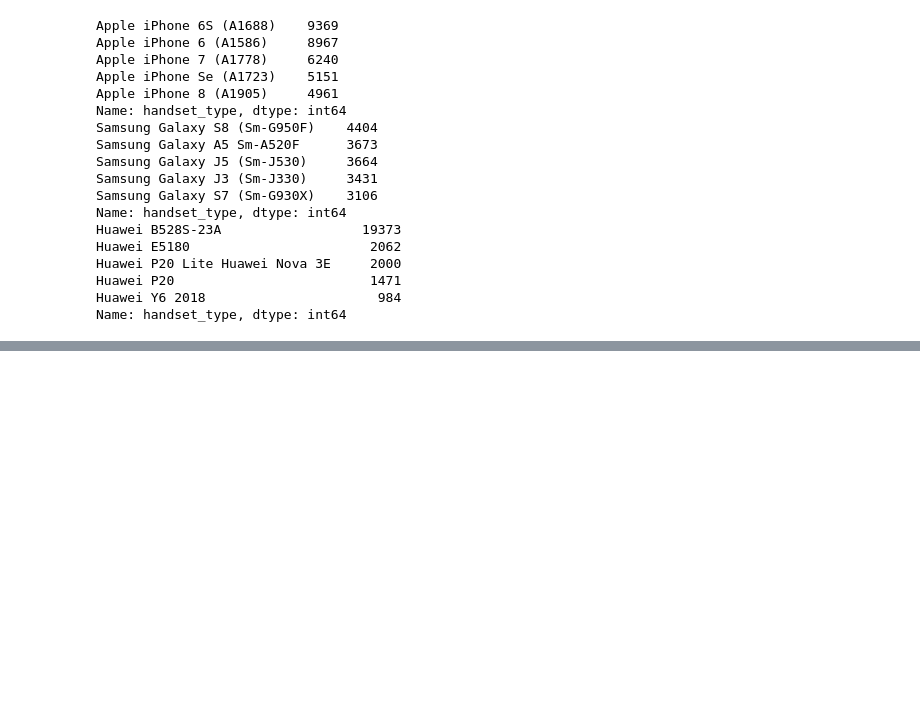
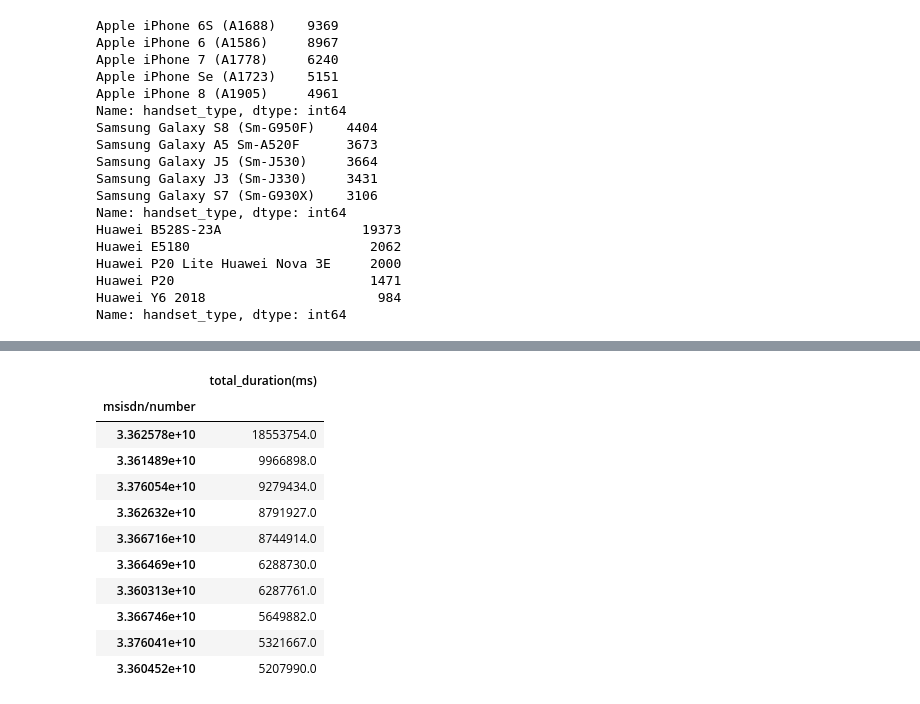
Before and after one commit to Bina-man/Telecom-Data, a Jupyter notebook: notebooks/User Overview analysis (telecom data).ipynb, the cells around one changed output, grey strips where cells are left out. Cells and saved outputs as stored; diff of their text form; code cells hidden in the pictures; blank space fills up the shorter version.

```diff
--- a/notebooks/User Overview analysis (telecom data).ipynb
+++ b/notebooks/User Overview analysis (telecom data).ipynb
@@ -110,0 +115,19 @@ Name: handset_type, dtype: int64
+# %%
+durations = cleaned_df.groupby('msisdn/number').agg({'dur._(ms)': 'sum'})
+
+
+durations=durations.rename(columns= {'dur._(ms)': 'total_duration(ms)'})
+durations.sort_values(by=['total_duration(ms)'], ascending = False).head(10)
+# %% [output]
+|  | total_duration(ms) |
+| msisdn/number |  |
+| 3.362578e+10 | 18553754.0 |
+| 3.361489e+10 | 9966898.0 |
+| 3.376054e+10 | 9279434.0 |
+| 3.362632e+10 | 8791927.0 |
+| 3.366716e+10 | 8744914.0 |
+| 3.366469e+10 | 6288730.0 |
+| 3.360313e+10 | 6287761.0 |
+| 3.366746e+10 | 5649882.0 |
+| 3.376041e+10 | 5321667.0 |
+| 3.360452e+10 | 5207990.0 |
```
Also changed, not shown: parts of 10 cells of this notebook, 1 other file.
